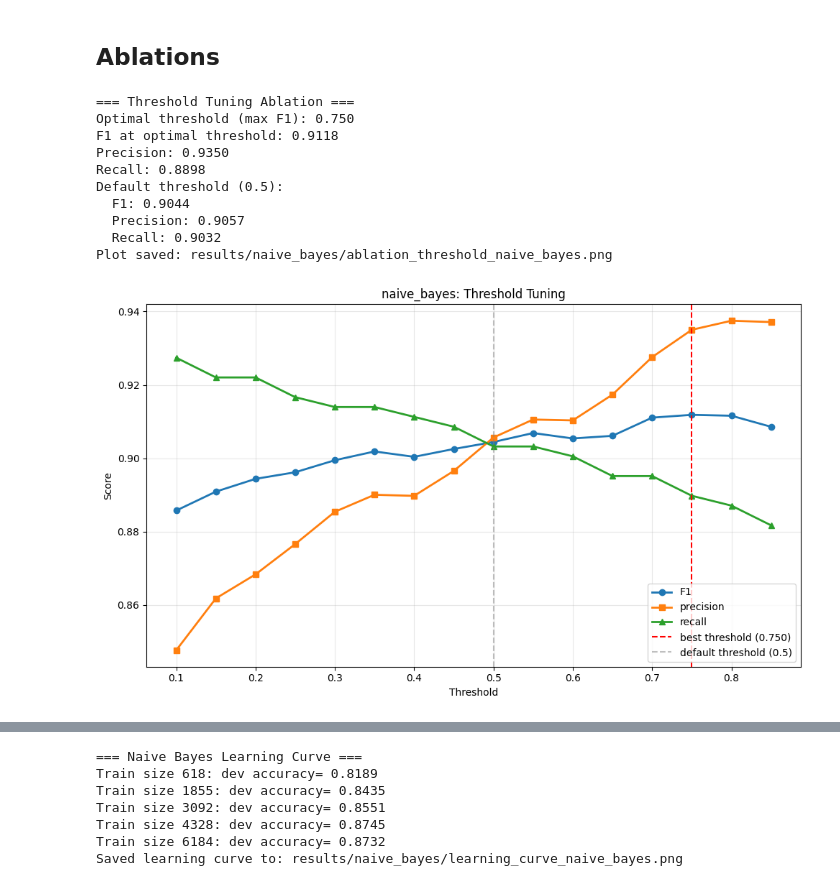
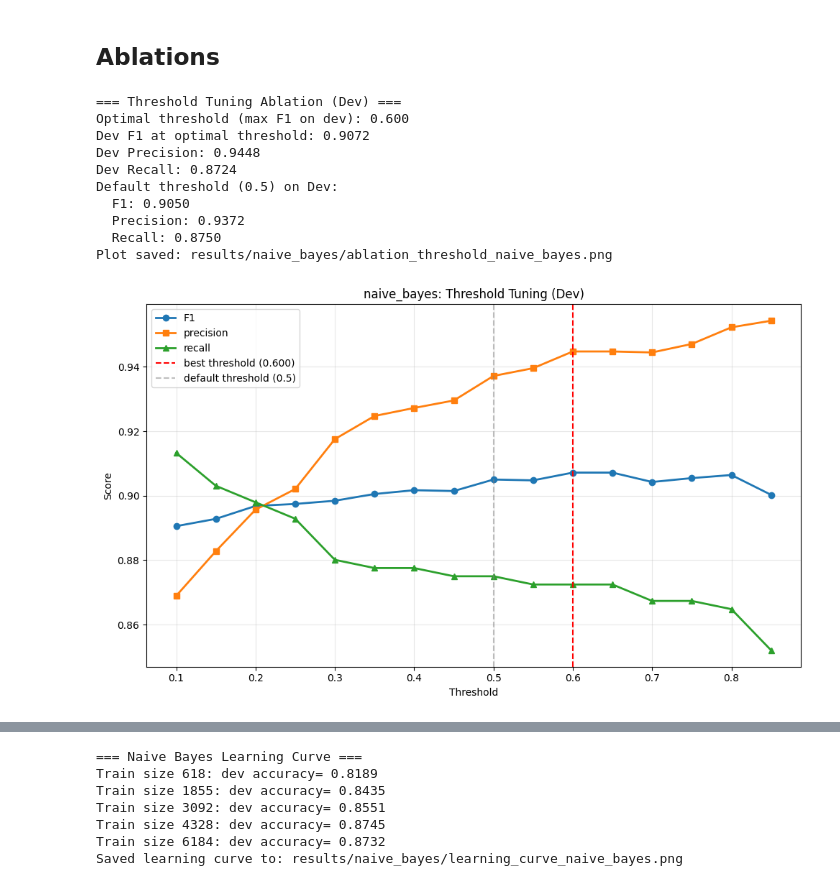
Before and after one commit to GriffinMichalak/nlp-final-project, a Jupyter notebook: nb_stats.ipynb, the cells around one changed output, grey strips where cells are left out. Drawn from its saved outputs; the diff is of its cells as text; code cells hidden in the pictures.

```diff
--- a/nb_stats.ipynb
+++ b/nb_stats.ipynb
@@ -216,22 +232,19 @@ Saved ROC curve to: results/naive_bayes/roc_naive_bayes.png
 ## Ablations
 # %%
 # Threshold tuning ablation
-print("=== Threshold Tuning Ablation ===")
-
-dev_scores = y_test_scores
-dev_labels = y_test
+print("=== Threshold Tuning Ablation (Dev) ===")
 
 thresholds = np.arange(0.1, 0.9, 0.05)
 threshold_results = []
 
 for threshold in thresholds:
-    dev_preds_thresh = (dev_scores >= threshold).astype(int)
+    dev_preds_thresh = (y_dev_scores >= threshold).astype(int)
     threshold_results.append({
         'threshold': threshold,
-        'f1': f1_score(dev_labels, dev_preds_thresh),
-        'precision': precision_score(dev_labels, dev_preds_thresh),
-        'recall': recall_score(dev_labels, dev_preds_thresh),
-        'accuracy': accuracy_score(dev_labels, dev_preds_thresh)
+        'f1': f1_score(y_dev, dev_preds_thresh),
+        'precision': precision_score(y_dev, dev_preds_thresh),
+        'recall': recall_score(y_dev, dev_preds_thresh),
+        'accuracy': accuracy_score(y_dev, dev_preds_thresh)
     })
 
 threshold_df = pd.DataFrame(threshold_results)
@@ -239,14 +252,14 @@ threshold_df = pd.DataFrame(threshold_results)
 # maximize f1
 optimal_idx = threshold_df['f1'].idxmax()
 optimal_threshold = threshold_df.loc[optimal_idx, 'threshold']
-print(f"Optimal threshold (max F1): {optimal_threshold:.3f}")
-print(f"F1 at optimal threshold: {threshold_df.loc[optimal_idx, 'f1']:.4f}")
-print(f"Precision: {threshold_df.loc[optimal_idx, 'precision']:.4f}")
-print(f"Recall: {threshold_df.loc[optimal_idx, 'recall']:.4f}")
+print(f"Optimal threshold (max F1 on dev): {optimal_threshold:.3f}")
+print(f"Dev F1 at optimal threshold: {threshold_df.loc[optimal_idx, 'f1']:.4f}")
+print(f"Dev Precision: {threshold_df.loc[optimal_idx, 'precision']:.4f}")
+print(f"Dev Recall: {threshold_df.loc[optimal_idx, 'recall']:.4f}")
 
 # default (0.5)
 default_idx = (threshold_df['threshold'] - 0.5).abs().idxmin()
-print(f"Default threshold (0.5):")
+print(f"Default threshold (0.5) on Dev:")
 print(f"  F1: {threshold_df.loc[default_idx, 'f1']:.4f}")
 print(f"  Precision: {threshold_df.loc[default_idx, 'precision']:.4f}")
 print(f"  Recall: {threshold_df.loc[default_idx, 'recall']:.4f}")
@@ -254,44 +267,62 @@ print(f"  Recall: {threshold_df.loc[default_idx, 'recall']:.4f}")
 plt.figure(figsize=(10, 6))
 plt.plot(threshold_df['threshold'], threshold_df['f1'], marker='o', label='F1', linewidth=2)
 plt.plot(threshold_df['threshold'], threshold_df['precision'], marker='s', label='precision', linewidth=2)
 plt.plot(threshold_df['threshold'], threshold_df['recall'], marker='^', label='recall', linewidth=2)
 plt.axvline(x=optimal_threshold, color='red', linestyle='--', label=f'best threshold ({optimal_threshold:.3f})')
 plt.axvline(x=0.5, color='gray', linestyle='--', label='default threshold (0.5)', alpha=0.5)
 plt.xlabel('Threshold')
 plt.ylabel('Score')
-plt.title(f'{MODEL_NAME}: Threshold Tuning')
+plt.title(f'{MODEL_NAME}: Threshold Tuning (Dev)')
 plt.legend()
 plt.grid(True, alpha=0.3)
 plt.tight_layout()
 
 file_name = f"results/{MODEL_NAME}/ablation_threshold_{MODEL_NAME}.png"
 plt.savefig(file_name)
 print(f"Plot saved: {file_name}")
 plt.show()
 
-test_probs = y_test_scores
-test_preds_optimal = (test_probs >= optimal_threshold).astype(int)
-test_preds_default = (test_probs >= 0.5).astype(int)
+# Evaluate on both dev and test with optimal threshold
+dev_preds_optimal = (y_dev_scores >= optimal_threshold).astype(int)
+dev_preds_default = (y_dev_scores >= 0.5).astype(int)
+
+test_preds_optimal = (y_test_scores >= optimal_threshold).astype(int)
+test_preds_default = (y_test_scores >= 0.5).astype(int)
+
+print("=== Dev Set Performance ===")
+print(f"Default threshold (0.5):")
+print(f"  F1: {f1_score(y_dev, dev_preds_default):.4f}")
+print(f"  Precision: {precision_score(y_dev, dev_preds_default):.4f}")
+print(f"  Recall: {recall_score(y_dev, dev_preds_default):.4f}")
+print(f"  Accuracy: {accuracy_score(y_dev, dev_preds_default):.4f}")
+
+print(f"Optimal threshold ({optimal_threshold:.3f}):")
+print(f"  F1: {f1_score(y_dev, dev_preds_optimal):.4f}")
+print(f"  Precision: {precision_score(y_dev, dev_preds_optimal):.4f}")
+print(f"  Recall: {recall_score(y_dev, dev_preds_optimal):.4f}")
+print(f"  Accuracy: {accuracy_score(y_dev, dev_preds_optimal):.4f}")
 
 print("=== Test Set Performance ===")
 print(f"Default threshold (0.5):")
 print(f"  F1: {f1_score(y_test, test_preds_default):.4f}")
 print(f"  Precision: {precision_score(y_test, test_preds_default):.4f}")
 print(f"  Recall: {recall_score(y_test, test_preds_default):.4f}")
+print(f"  Accuracy: {accuracy_score(y_test, test_preds_default):.4f}")
 
 print(f"Optimal threshold ({optimal_threshold:.3f}):")
 print(f"  F1: {f1_score(y_test, test_preds_optimal):.4f}")
 print(f"  Precision: {precision_score(y_test, test_preds_optimal):.4f}")
 print(f"  Recall: {recall_score(y_test, test_preds_optimal):.4f}")
+print(f"  Accuracy: {accuracy_score(y_test, test_preds_optimal):.4f}")
 # %% [output]
-=== Threshold Tuning Ablation ===
-Optimal threshold (max F1): 0.750
-F1 at optimal threshold: 0.9118
-Precision: 0.9350
-Recall: 0.8898
-Default threshold (0.5):
-  F1: 0.9044
-  Precision: 0.9057
-  Recall: 0.9032
+=== Threshold Tuning Ablation (Dev) ===
+Optimal threshold (max F1 on dev): 0.600
+Dev F1 at optimal threshold: 0.9072
+Dev Precision: 0.9448
+Dev Recall: 0.8724
+Default threshold (0.5) on Dev:
+  F1: 0.9050
+  Precision: 0.9372
+  Recall: 0.8750
 Plot saved: results/naive_bayes/ablation_threshold_naive_bayes.png
-[figure, old version]
+[figure, new version]
```
Also changed, not shown: parts of 5 cells of this notebook, 2 other files.
